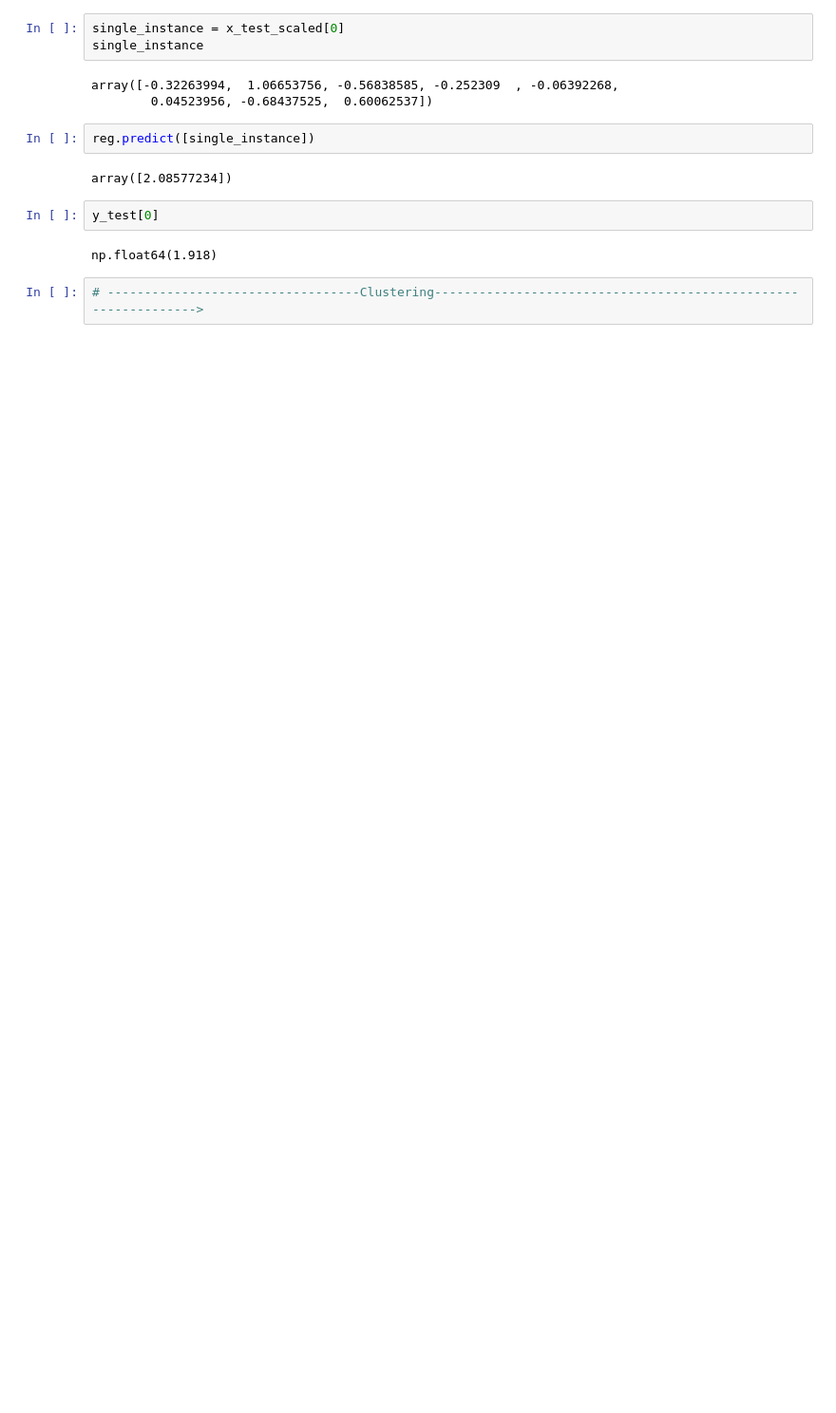
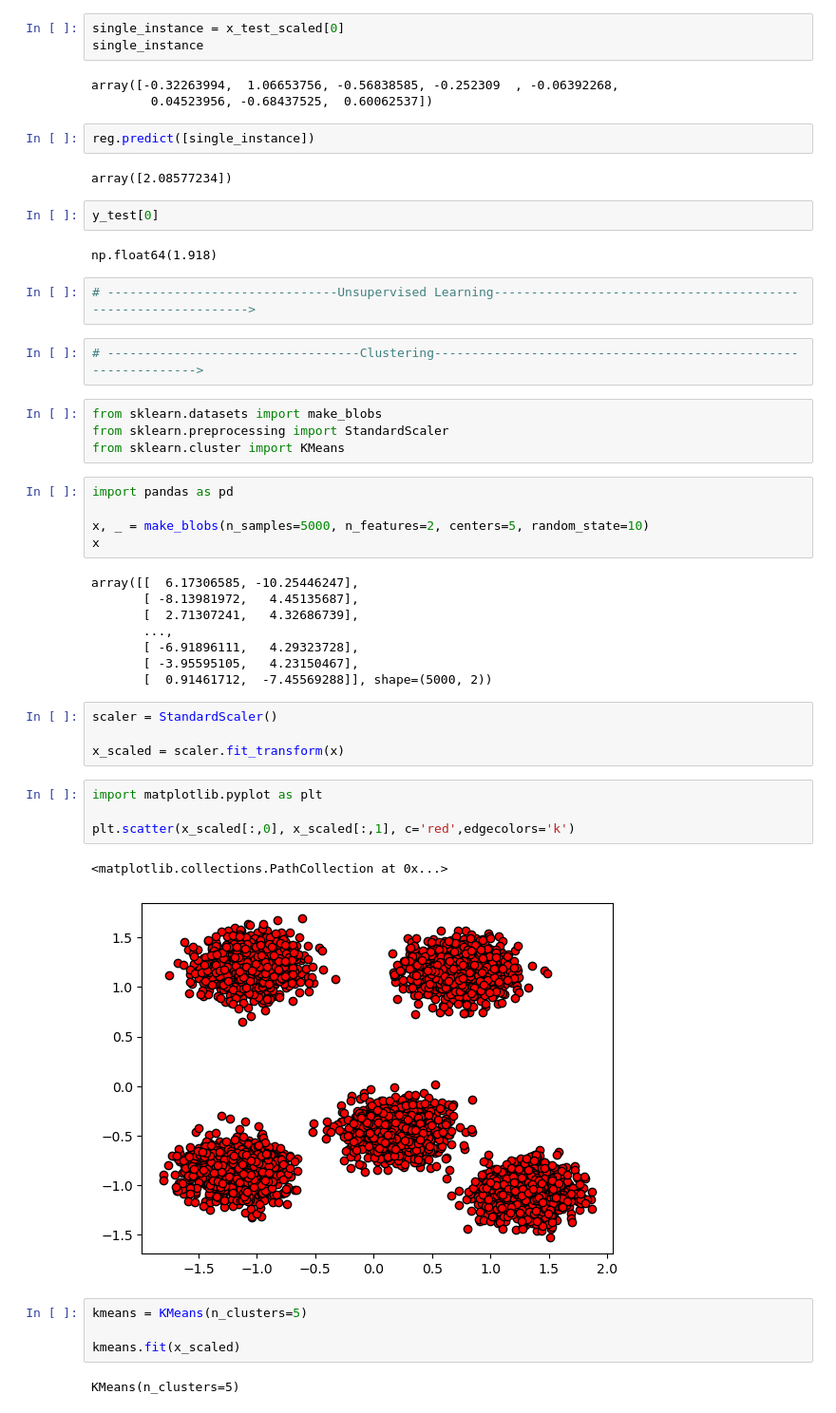
Before and after one commit to Abashansari/Scikit-practise-lab, a Jupyter notebook: scikitPractise.ipynb, the cells around one changed output. Shown at 95% size. Drawn from its saved outputs; the diff is of its cells as text; blank space fills up the shorter version.

Commit message:
Clustering(Unsupervised)

```diff
--- a/scikitPractise.ipynb
+++ b/scikitPractise.ipynb
@@ -543,5 +545,41 @@ array([2.08577234])
 y_test[0]
 # %% [output]
 np.float64(1.918)
+# %%
+# -------------------------------Unsupervised Learning-------------------------------------------------------------->
 # %%
 # ----------------------------------Clustering--------------------------------------------------------------->
+# %%
+from sklearn.datasets import make_blobs
+from sklearn.preprocessing import StandardScaler
+from sklearn.cluster import KMeans
+# %%
+import pandas as pd
+
+x, _ = make_blobs(n_samples=5000, n_features=2, centers=5, random_state=10)
+x
+# %% [output]
+array([[  6.17306585, -10.25446247],
+       [ -8.13981972,   4.45135687],
+       [  2.71307241,   4.32686739],
+       ...,
+       [ -6.91896111,   4.29323728],
+       [ -3.95595105,   4.23150467],
+       [  0.91461712,  -7.45569288]], shape=(5000, 2))
+# %%
+scaler = StandardScaler()
+
+x_scaled = scaler.fit_transform(x)
+# %%
+import matplotlib.pyplot as plt
+
+plt.scatter(x_scaled[:,0], x_scaled[:,1], c='red',edgecolors='k')
+# %% [output]
+<matplotlib.collections.PathCollection at 0x...>
+[figure, added]
+# %%
+kmeans = KMeans(n_clusters=5)
+
+kmeans.fit(x_scaled)
+# %% [output]
+KMeans(n_clusters=5)
```
Also changed, not shown: parts of 11 cells of this notebook.
